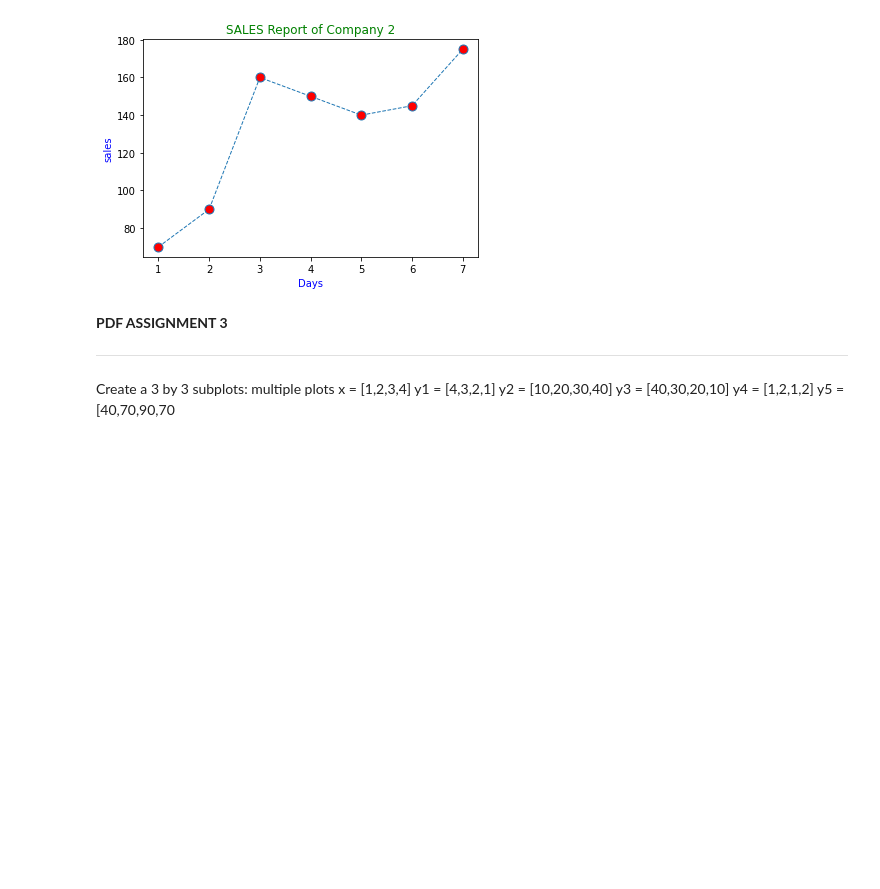
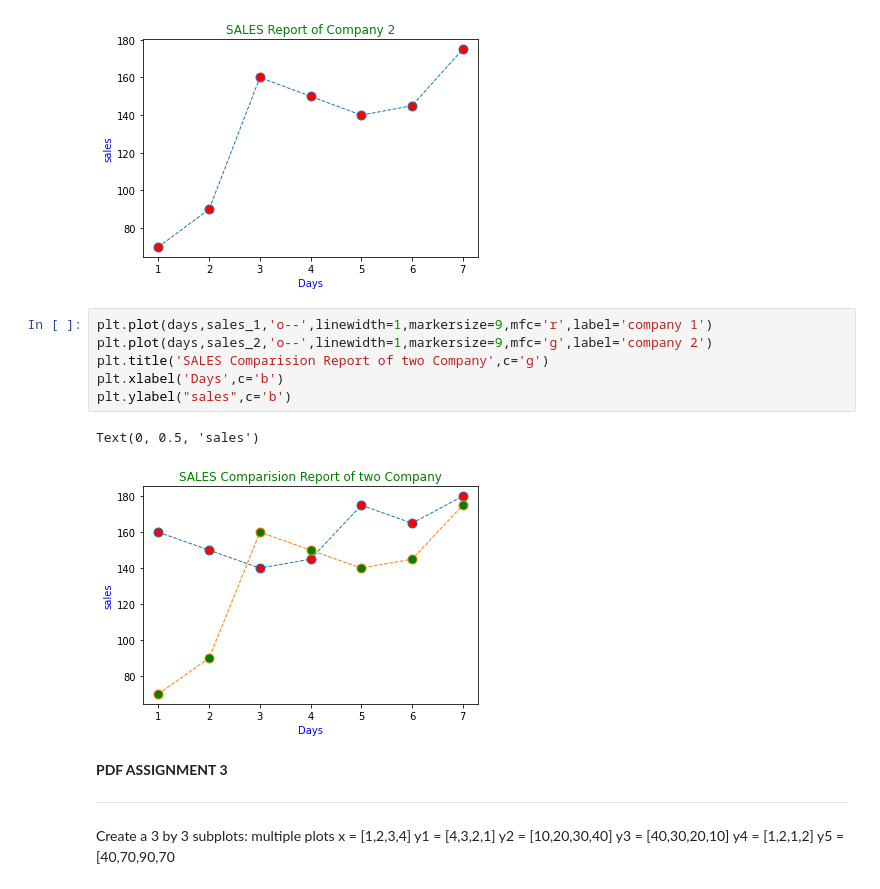
Before and after one commit to LP-Shreya/Assignments-Data_Visualization, a Jupyter notebook: Day1_Assignment.ipynb, the cells around one changed output. Cells and saved outputs as stored; diff of their text form; blank space fills up the shorter version.

```diff
--- a/Day1_Assignment.ipynb
+++ b/Day1_Assignment.ipynb
@@ -158,6 +158,15 @@ plt.ylabel("sales",c='b')
 # %% [output]
 Text(0, 0.5, 'sales')
 [figure]
+# %%
+plt.plot(days,sales_1,'o--',linewidth=1,markersize=9,mfc='r',label='company 1')
+plt.plot(days,sales_2,'o--',linewidth=1,markersize=9,mfc='g',label='company 2')
+plt.title('SALES Comparision Report of two Company',c='g')
+plt.xlabel('Days',c='b')
+plt.ylabel("sales",c='b')
+# %% [output]
+Text(0, 0.5, 'sales')
+[figure, added]
 # %% [markdown]
 **PDF ASSIGNMENT 3**
 
```
